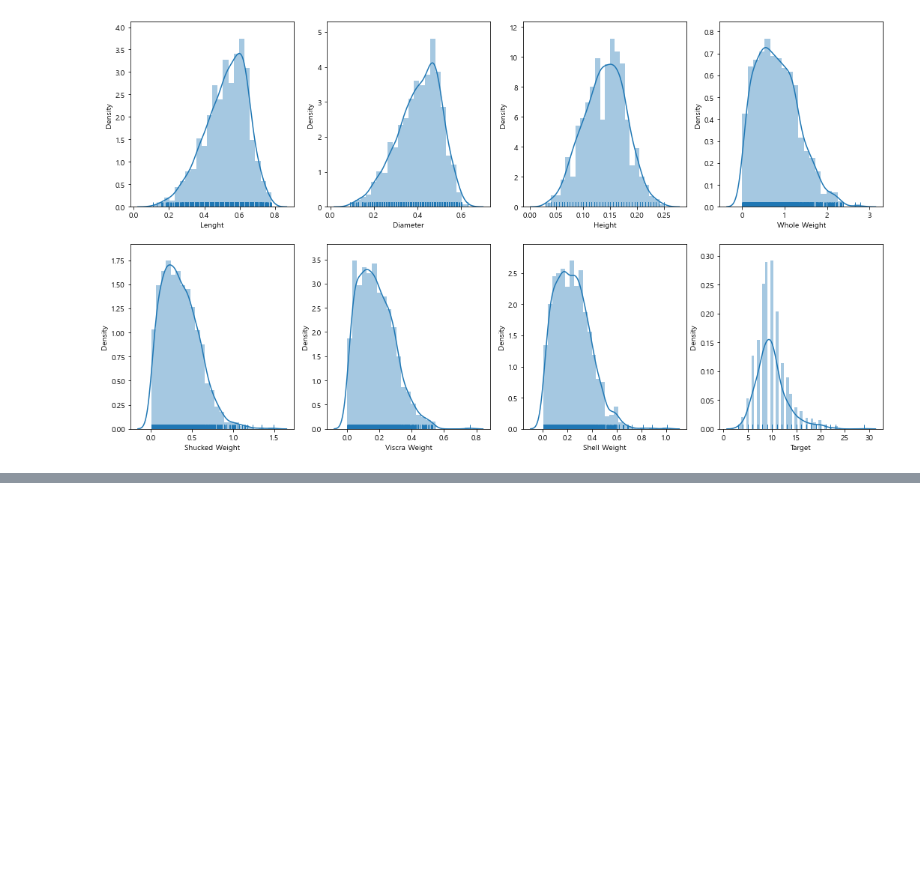
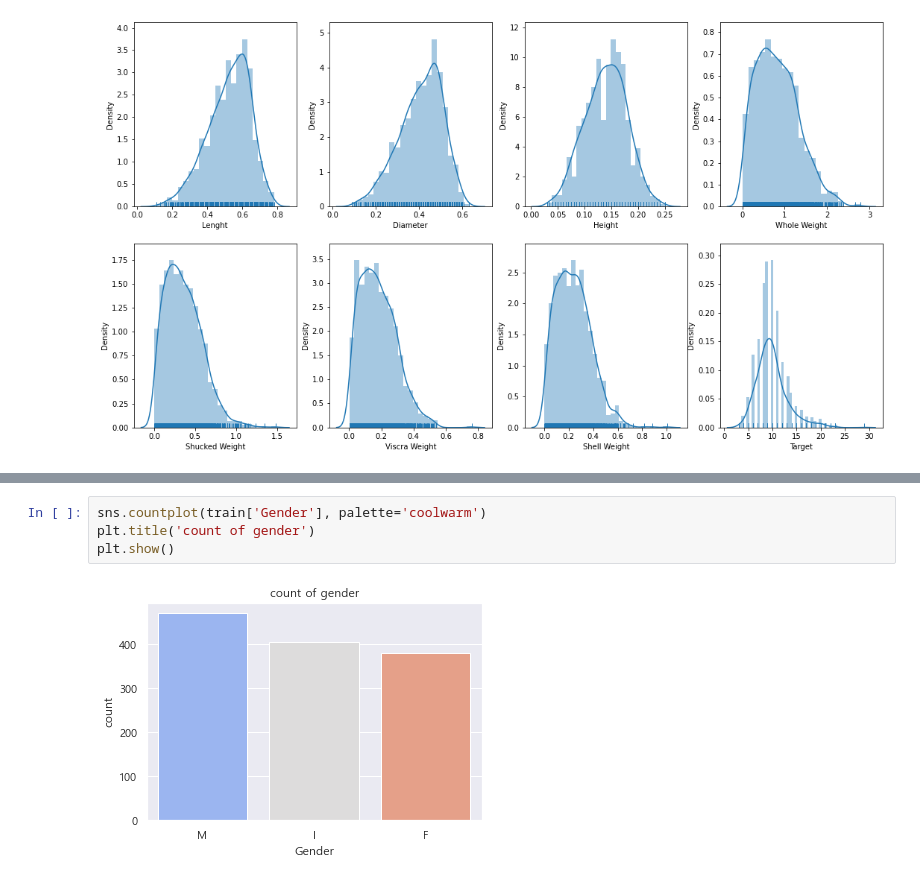
Before and after one commit to Park-Young-Bin/Python_Projects, a Jupyter notebook: 데이콘/[데이콘] 전복 나이 예측 경진대회(copy).ipynb, the cells around one changed output, grey strips where cells are left out. Saved outputs shown, nothing was run; the diff lists cells and outputs as text; blank space fills up the shorter version.

```diff
--- a/데이콘/[데이콘] 전복 나이 예측 경진대회(copy).ipynb
+++ b/데이콘/[데이콘] 전복 나이 예측 경진대회(copy).ipynb
@@ -132,0 +152,6 @@ plt.show()
+# %%
+sns.countplot(train['Gender'], palette='coolwarm')
+plt.title('count of gender')
+plt.show()
+# %% [output]
+[figure, added]
```
Also changed, not shown: parts of 9 cells of this notebook.
